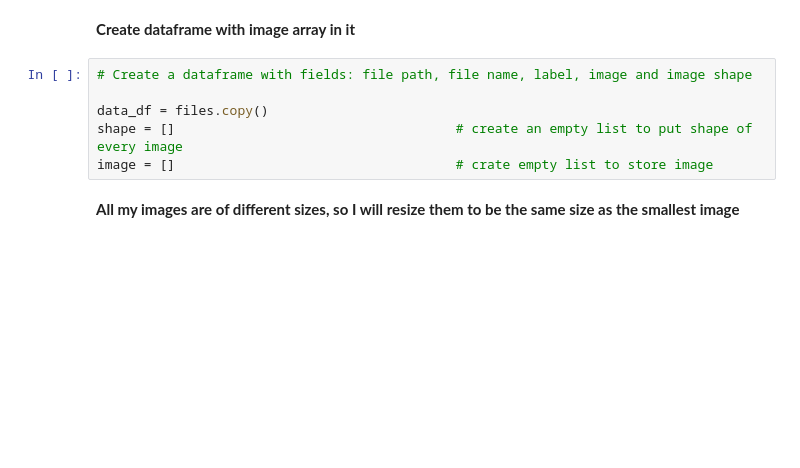
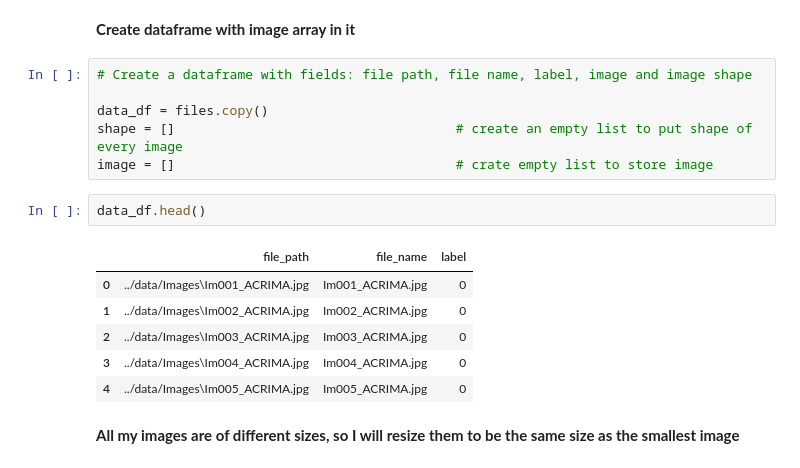
Before and after one commit to gigi-codes/wwc_hackathon_22, a Jupyter notebook: code/01_import_save_data.ipynb, the cells around one changed output. Cells and saved outputs as stored; diff of their text form; blank space fills up the shorter version.

```diff
--- a/code/01_import_save_data.ipynb
+++ b/code/01_import_save_data.ipynb
@@ -117,6 +117,15 @@ plt.imshow(y.reshape(shape))
 data_df = files.copy()
 shape = []                                    # create an empty list to put shape of every image
 image = []                                    # crate empty list to store image
+# %%
+data_df.head()
+# %% [output]
+|  | file_path | file_name | label |
+| 0 | ../data/Images\Im001_ACRIMA.jpg | Im001_ACRIMA.jpg | 0 |
+| 1 | ../data/Images\Im002_ACRIMA.jpg | Im002_ACRIMA.jpg | 0 |
+| 2 | ../data/Images\Im003_ACRIMA.jpg | Im003_ACRIMA.jpg | 0 |
+| 3 | ../data/Images\Im004_ACRIMA.jpg | Im004_ACRIMA.jpg | 0 |
+| 4 | ../data/Images\Im005_ACRIMA.jpg | Im005_ACRIMA.jpg | 0 |
 # %% [markdown]
 **All my images are of different sizes, so I will resize them to be the same size as the smallest image**
 # %%
```
Also changed, not shown: parts of 8 cells of this notebook, 5 other files.
